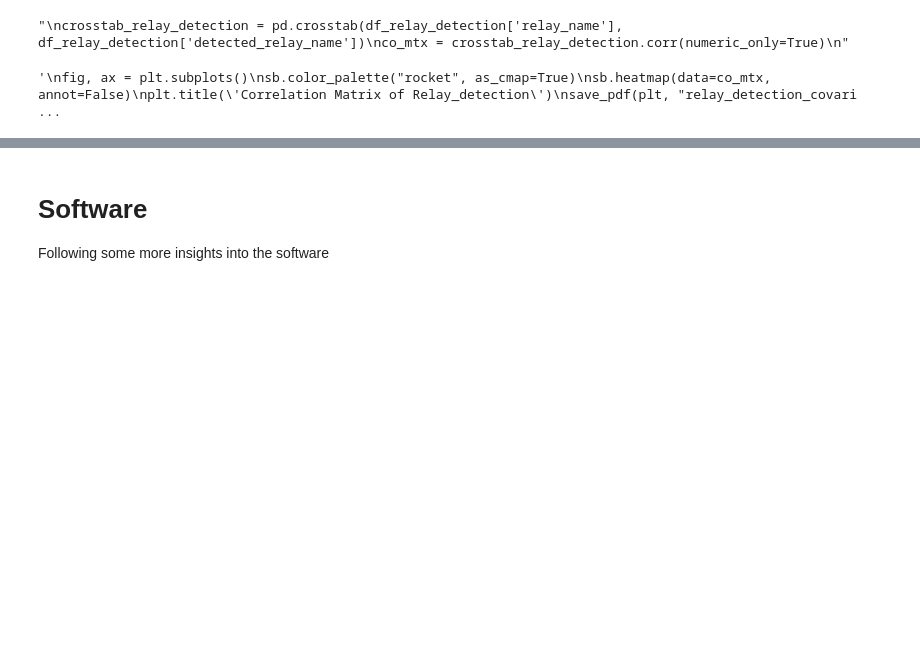
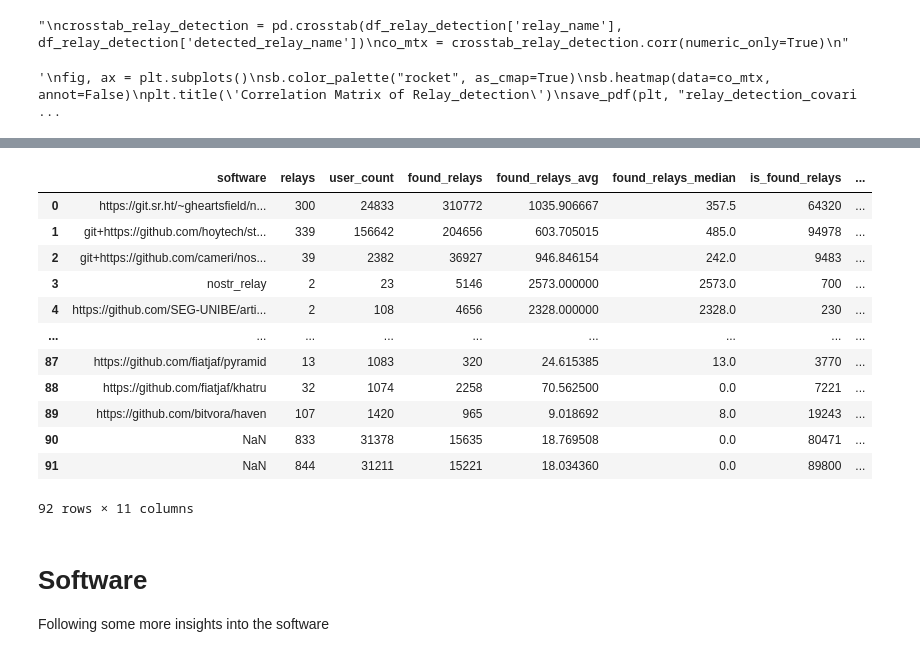
Before and after one commit to SEG-UNIBE/artio-insight, a Jupyter notebook: notebooks/artio.ipynb, the cells around one changed output, grey strips where cells are left out. Cells and saved outputs as stored; diff of their text form; code cells hidden in the pictures; blank space fills up the shorter version.

```diff
--- a/notebooks/artio.ipynb
+++ b/notebooks/artio.ipynb
@@ -303,3 +371,59 @@ plt.show()
+# %%
+%%sql
+SELECT s.software,
+       COUNT(DISTINCT r1.relay_id)                AS relays,
+       COALESCE(SUM(DISTINCT ru.user_count), 0)   AS user_count,
+       SUM(COALESCE(rfinds.found_relays, 0))      AS found_relays,
+       AVG(COALESCE(rfinds.found_relays, 0))      AS found_relays_avg,
+       PERCENTILE_CONT(0.5)
+       WITHIN GROUP (
+           ORDER BY COALESCE(rfinds.found_relays, 0) DESC
+           )                                      AS found_relays_median,
+       SUM(COALESCE(risfound.is_found_relays, 0)) AS is_found_relays,
+       AVG(COALESCE(risfound.is_found_relays, 0)) AS is_found_relays_avg,
+       PERCENTILE_CONT(0.5)
+       WITHIN GROUP (
+           ORDER BY COALESCE(risfound.is_found_relays, 0) DESC
+           )                                      AS is_found_relays_median,
+       SUM(
+               COALESCE(rfinds.found_relays, 0) -
+               COALESCE(risfound.is_found_relays, 0)
+       )                                          AS relay_diff,
+       SUM(COALESCE(rfinds.found_relays, 0) - COALESCE(risfound.is_found_relays, 0)) /
+       COUNT(DISTINCT r1.relay_id)                AS relay_diff_avg_per_relay
+FROM udm.relay r1
+         LEFT JOIN (SELECT DISTINCT relay_id, COUNT(DISTINCT user_id) AS user_count
+                    FROM udm.relayuser
+                    GROUP BY relay_id) AS ru ON r1.relay_id = ru.relay_id
+         LEFT JOIN udm.relaysoftware rs
+                   ON r1.relay_id = rs.relay_id
+         LEFT JOIN udm.software s
+                   ON rs.software_id = s.software_id
+         LEFT JOIN (SELECT COUNT(DISTINCT detected_relay_id) AS found_relays, relay_id
+                    FROM udm.relaydetection
+                    GROUP BY relay_id) AS rfinds
+                   ON r1.relay_id = rfinds.relay_id
+         LEFT JOIN (SELECT COUNT(DISTINCT relay_id) AS is_found_relays, detected_relay_id
+                    FROM udm.relaydetection
+                    GROUP BY detected_relay_id) AS risfound
+                   ON r1.relay_id = risfound.detected_relay_id
+WHERE s.software IS NOT NULL
+GROUP BY s.software
+ORDER BY relay_diff DESC
+# %% [output]
+|  | software | relays | user_count | found_relays | found_relays_avg | found_relays_median | is_found_relays | ... |
+| 0 | https://git.sr.ht/~gheartsfield/n... | 300 | 24833 | 310772 | 1035.906667 | 357.5 | 64320 | ... |
+| 1 | git+https://github.com/hoytech/st... | 339 | 156642 | 204656 | 603.705015 | 485.0 | 94978 | ... |
+| 2 | git+https://github.com/cameri/nos... | 39 | 2382 | 36927 | 946.846154 | 242.0 | 9483 | ... |
+| 3 | nostr_relay | 2 | 23 | 5146 | 2573.000000 | 2573.0 | 700 | ... |
+| 4 | https://github.com/SEG-UNIBE/arti... | 2 | 108 | 4656 | 2328.000000 | 2328.0 | 230 | ... |
+| ... | ... | ... | ... | ... | ... | ... | ... | ... |
+| 87 | https://github.com/fiatjaf/pyramid | 13 | 1083 | 320 | 24.615385 | 13.0 | 3770 | ... |
+| 88 | https://github.com/fiatjaf/khatru | 32 | 1074 | 2258 | 70.562500 | 0.0 | 7221 | ... |
+| 89 | https://github.com/bitvora/haven | 107 | 1420 | 965 | 9.018692 | 8.0 | 19243 | ... |
+| 90 | NaN | 833 | 31378 | 15635 | 18.769508 | 0.0 | 80471 | ... |
+| 91 | NaN | 844 | 31211 | 15221 | 18.034360 | 0.0 | 89800 | ... |
+92 rows × 11 columns
 # %% [markdown]
 # Software
 Following some more insights into the software
```
Also changed, not shown: parts of 22 cells of this notebook.
